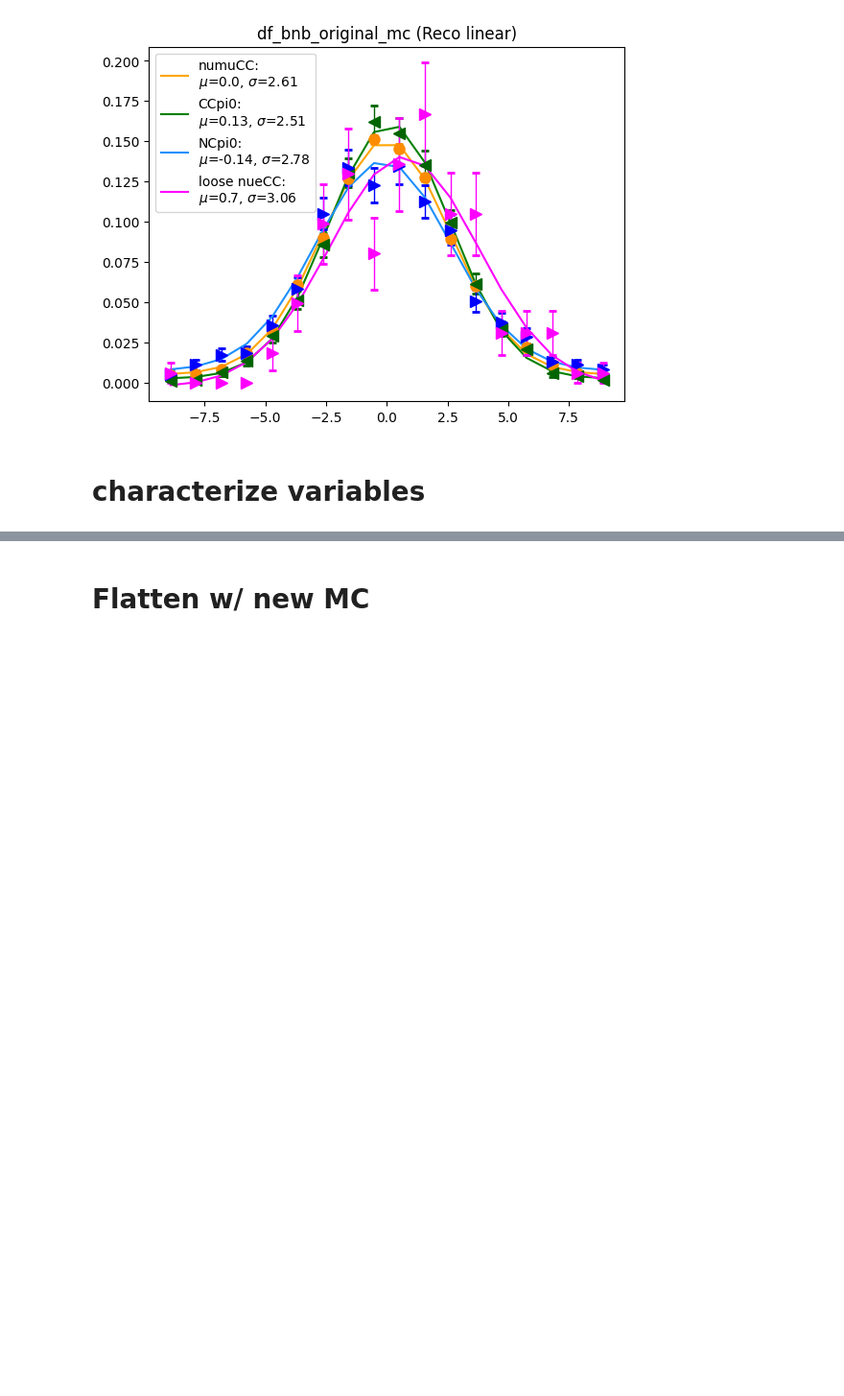
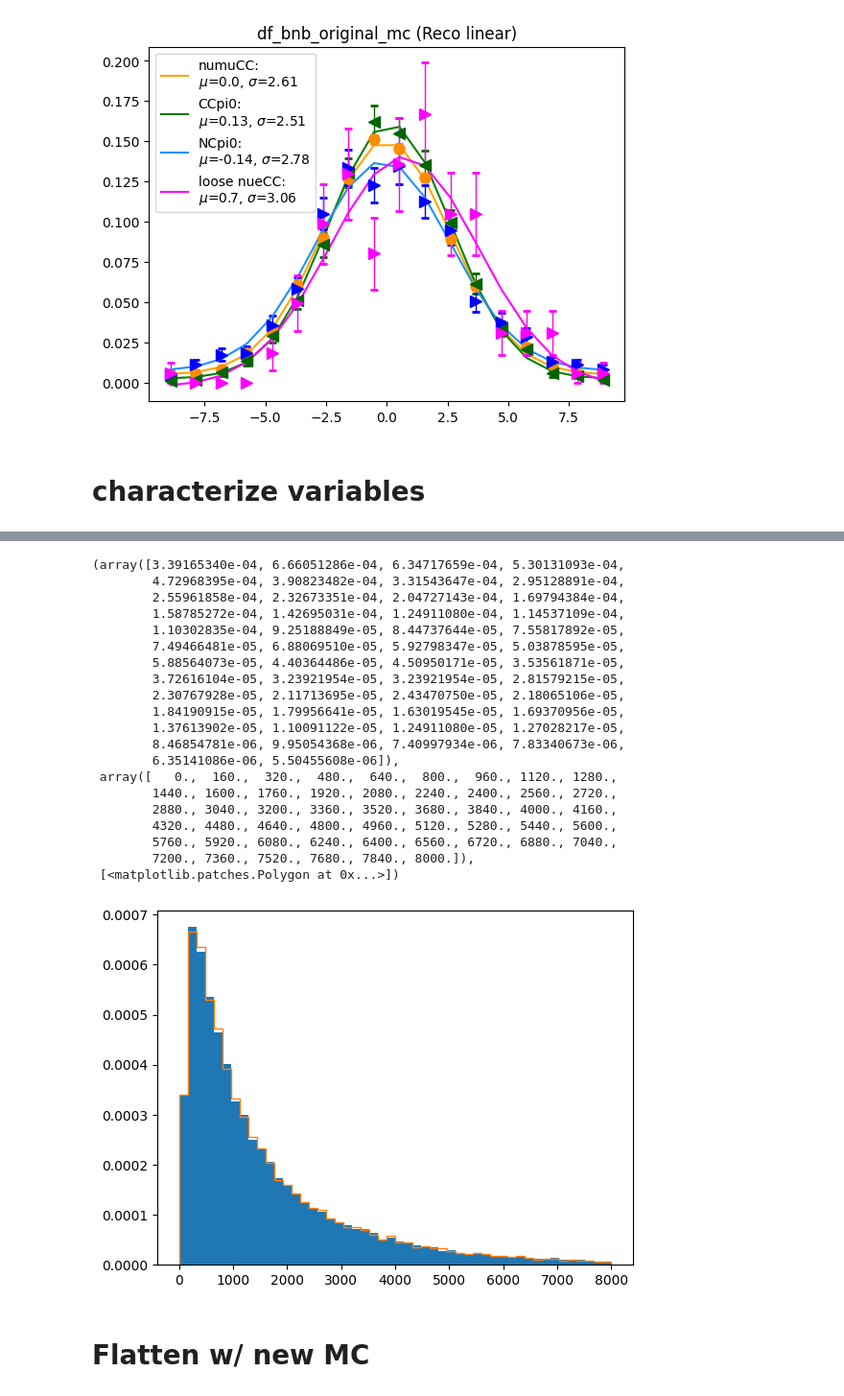
Before and after one commit to yottabyte9/uBoone, a Jupyter notebook: test_mc.ipynb, the cells around one changed output, grey strips where cells are left out. Shown at 96% size. Cells and saved outputs as stored; diff of their text form; code cells hidden in the pictures; blank space fills up the shorter version.

```diff
--- a/test_mc.ipynb
+++ b/test_mc.ipynb
@@ -1164,3 +1190,28 @@ plt.show()
+# %%
+plt.hist(df_bnb_mc["flash_measPe"], bins=50, range=(0, 8000), label='New MC Flash Meas Pe', density=True)
+plt.hist(df_bnb_mc_orig["flash_measPe"], bins=50, range=(0, 8000), label='Original MC Flash Meas Pe', histtype='step', density=True)
+# %% [output]
+(array([3.39165340e-04, 6.66051286e-04, 6.34717659e-04, 5.30131093e-04,
+        4.72968395e-04, 3.90823482e-04, 3.31543647e-04, 2.95128891e-04,
+        2.55961858e-04, 2.32673351e-04, 2.04727143e-04, 1.69794384e-04,
+        1.58785272e-04, 1.42695031e-04, 1.24911080e-04, 1.14537109e-04,
+        1.10302835e-04, 9.25188849e-05, 8.44737644e-05, 7.55817892e-05,
+        7.49466481e-05, 6.88069510e-05, 5.92798347e-05, 5.03878595e-05,
+        5.88564073e-05, 4.40364486e-05, 4.50950171e-05, 3.53561871e-05,
+        3.72616104e-05, 3.23921954e-05, 3.23921954e-05, 2.81579215e-05,
+        2.30767928e-05, 2.11713695e-05, 2.43470750e-05, 2.18065106e-05,
+        1.84190915e-05, 1.79956641e-05, 1.63019545e-05, 1.69370956e-05,
+        1.37613902e-05, 1.10091122e-05, 1.24911080e-05, 1.27028217e-05,
+        8.46854781e-06, 9.95054368e-06, 7.40997934e-06, 7.83340673e-06,
+        6.35141086e-06, 5.50455608e-06]),
+ array([   0.,  160.,  320.,  480.,  640.,  800.,  960., 1120., 1280.,
+        1440., 1600., 1760., 1920., 2080., 2240., 2400., 2560., 2720.,
+        2880., 3040., 3200., 3360., 3520., 3680., 3840., 4000., 4160.,
+        4320., 4480., 4640., 4800., 4960., 5120., 5280., 5440., 5600.,
+        5760., 5920., 6080., 6240., 6400., 6560., 6720., 6880., 7040.,
+        7200., 7360., 7520., 7680., 7840., 8000.]),
+ [<matplotlib.patches.Polygon at 0x...>])
+[figure, added]
 # %% [markdown]
 # Flatten w/ new MC
 # %%
```
Also changed, not shown: parts of 40 cells of this notebook.
